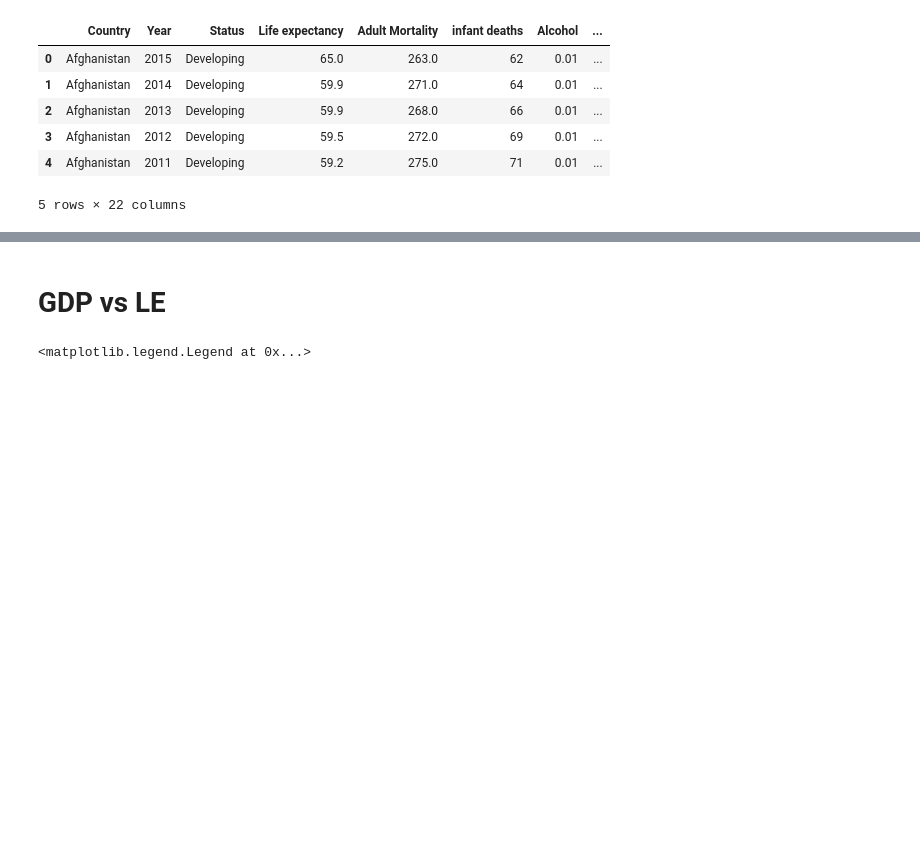
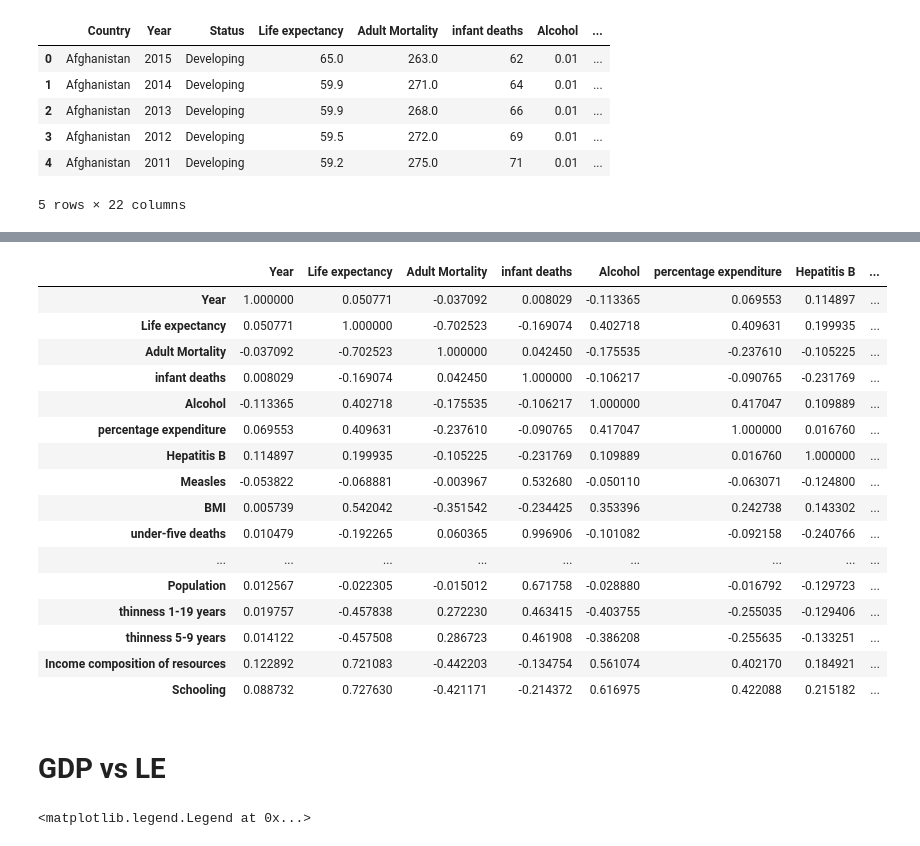
Before and after one commit to ibachrachel/Module_20_Project, a Jupyter notebook: LE_ETL.ipynb, the cells around one changed output, grey strips where cells are left out. Drawn from its saved outputs; the diff is of its cells as text; code cells hidden in the pictures; blank space fills up the shorter version.

```diff
--- a/LE_ETL.ipynb
+++ b/LE_ETL.ipynb
@@ -36,7 +43,28 @@ Index(['Country', 'Year', 'Status', 'Life expectancy ', 'Adult Mortality',
+# %%
+corr = df.corr()
+corr
+# %% [output]
+|  | Year | Life expectancy | Adult Mortality | infant deaths | Alcohol | percentage expenditure | Hepatitis B | ... |
+| Year | 1.000000 | 0.050771 | -0.037092 | 0.008029 | -0.113365 | 0.069553 | 0.114897 | ... |
+| Life expectancy | 0.050771 | 1.000000 | -0.702523 | -0.169074 | 0.402718 | 0.409631 | 0.199935 | ... |
+| Adult Mortality | -0.037092 | -0.702523 | 1.000000 | 0.042450 | -0.175535 | -0.237610 | -0.105225 | ... |
+| infant deaths | 0.008029 | -0.169074 | 0.042450 | 1.000000 | -0.106217 | -0.090765 | -0.231769 | ... |
+| Alcohol | -0.113365 | 0.402718 | -0.175535 | -0.106217 | 1.000000 | 0.417047 | 0.109889 | ... |
+| percentage expenditure | 0.069553 | 0.409631 | -0.237610 | -0.090765 | 0.417047 | 1.000000 | 0.016760 | ... |
+| Hepatitis B | 0.114897 | 0.199935 | -0.105225 | -0.231769 | 0.109889 | 0.016760 | 1.000000 | ... |
+| Measles | -0.053822 | -0.068881 | -0.003967 | 0.532680 | -0.050110 | -0.063071 | -0.124800 | ... |
+| BMI | 0.005739 | 0.542042 | -0.351542 | -0.234425 | 0.353396 | 0.242738 | 0.143302 | ... |
+| under-five deaths | 0.010479 | -0.192265 | 0.060365 | 0.996906 | -0.101082 | -0.092158 | -0.240766 | ... |
+| ... | ... | ... | ... | ... | ... | ... | ... | ... |
+| Population | 0.012567 | -0.022305 | -0.015012 | 0.671758 | -0.028880 | -0.016792 | -0.129723 | ... |
+| thinness 1-19 years | 0.019757 | -0.457838 | 0.272230 | 0.463415 | -0.403755 | -0.255035 | -0.129406 | ... |
+| thinness 5-9 years | 0.014122 | -0.457508 | 0.286723 | 0.461908 | -0.386208 | -0.255635 | -0.133251 | ... |
+| Income composition of resources | 0.122892 | 0.721083 | -0.442203 | -0.134754 | 0.561074 | 0.402170 | 0.184921 | ... |
+| Schooling | 0.088732 | 0.727630 | -0.421171 | -0.214372 | 0.616975 | 0.422088 | 0.215182 | ... |
 # %%
 import matplotlib.pyplot as plt
-# %% [markdown]
-# GDP vs LE
+# %% [markdown]
+# GDP vs LE
 # %%
 # Build the scatter plots
 plt.scatter(df['Life expectancy '],
```
Also changed, not shown: parts of 15 cells of this notebook.
